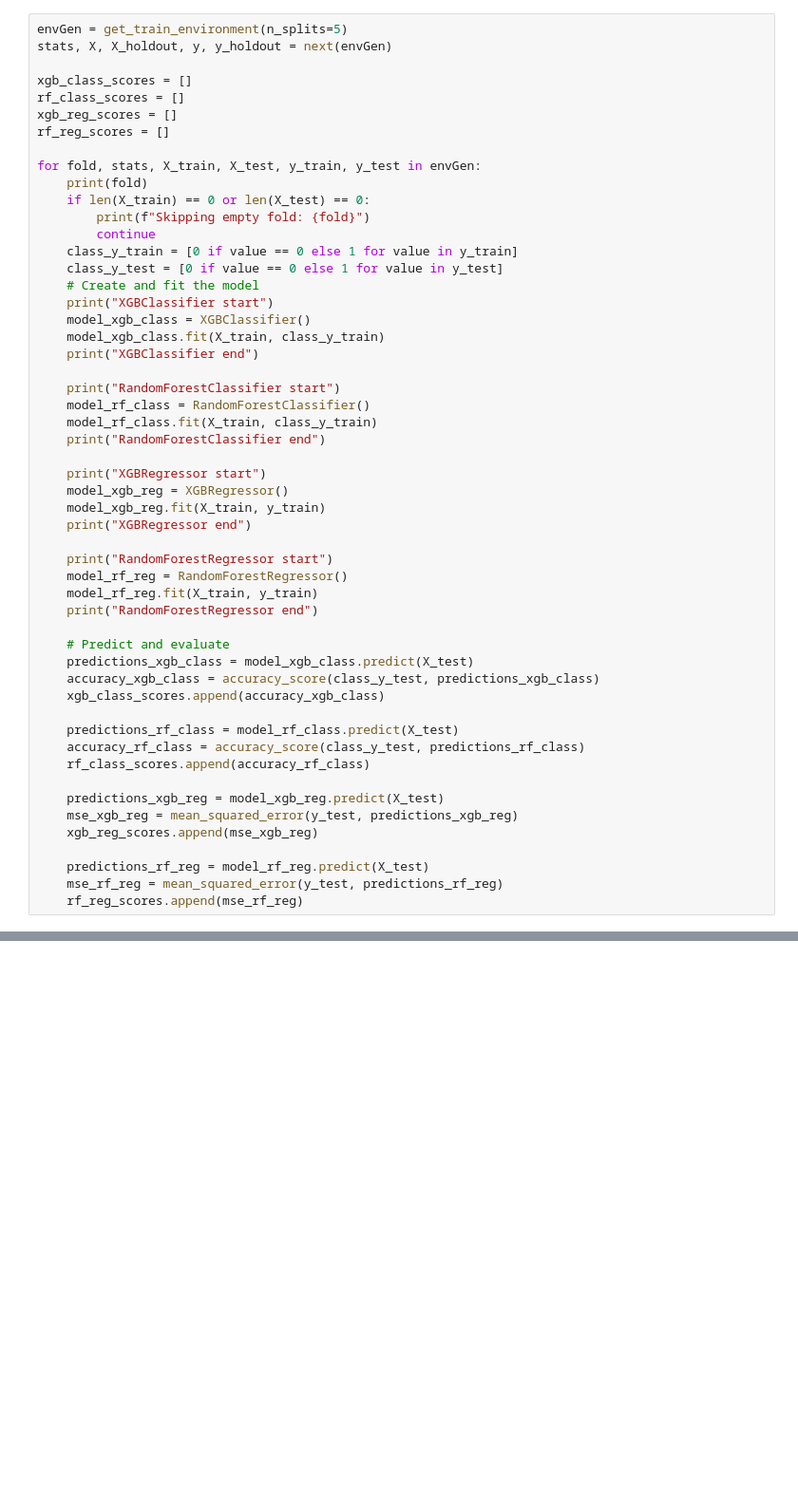
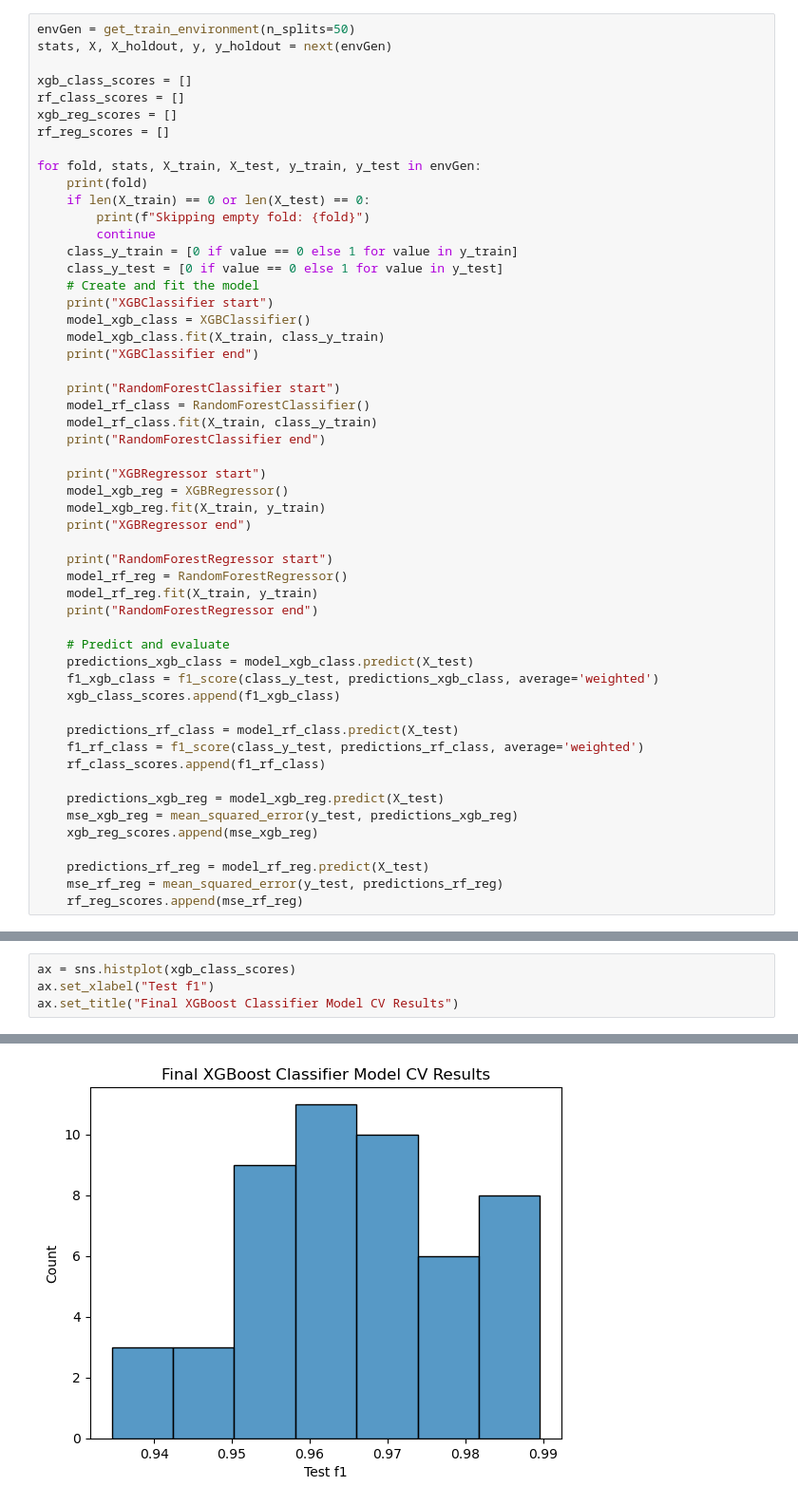
Before and after one commit to KingJMS1/JMT6366Project, a Jupyter notebook: Classifier/Basic Model.ipynb, the cells around one changed output, grey strips where cells are left out. Shown at 95% size. Saved outputs shown, nothing was run; the diff lists cells and outputs as text; blank space fills up the shorter version.

```diff
--- a/Classifier/Basic Model.ipynb
+++ b/Classifier/Basic Model.ipynb
@@ -16,6 +16,6 @@ from sklearn.metrics import mean_squared_error, accuracy_score
 from preprocessor import get_train_environment
 # %%
-envGen = get_train_environment(n_splits=5)
+envGen = get_train_environment(n_splits=50)
 stats, X, X_holdout, y, y_holdout = next(envGen)
 
 xgb_class_scores = []
@@ -53,12 +53,12 @@ for fold, stats, X_train, X_test, y_train, y_test in envGen:
 
     # Predict and evaluate
     predictions_xgb_class = model_xgb_class.predict(X_test)
-    accuracy_xgb_class = accuracy_score(class_y_test, predictions_xgb_class)
-    xgb_class_scores.append(accuracy_xgb_class)
+    f1_xgb_class = f1_score(class_y_test, predictions_xgb_class, average='weighted')
+    xgb_class_scores.append(f1_xgb_class)
 
     predictions_rf_class = model_rf_class.predict(X_test)
-    accuracy_rf_class = accuracy_score(class_y_test, predictions_rf_class)
-    rf_class_scores.append(accuracy_rf_class)
+    f1_rf_class = f1_score(class_y_test, predictions_rf_class, average='weighted')
+    rf_class_scores.append(f1_rf_class)
 
     predictions_xgb_reg = model_xgb_reg.predict(X_test)
     mse_xgb_reg = mean_squared_error(y_test, predictions_xgb_reg)
@@ -97,0 +98,5 @@ RandomForest Regressor MSE: 0.3624150952451909
+# %%
+ax = sns.histplot(xgb_class_scores)
+ax.set_xlabel("Test f1")
+ax.set_title("Final XGBoost Classifier Model CV Results")
+# %% [output]
@@ -97,0 +104 @@ RandomForest Regressor MSE: 0.3624150952451909
+[figure, added]
```
Also changed, not shown: parts of 7 cells of this notebook.
